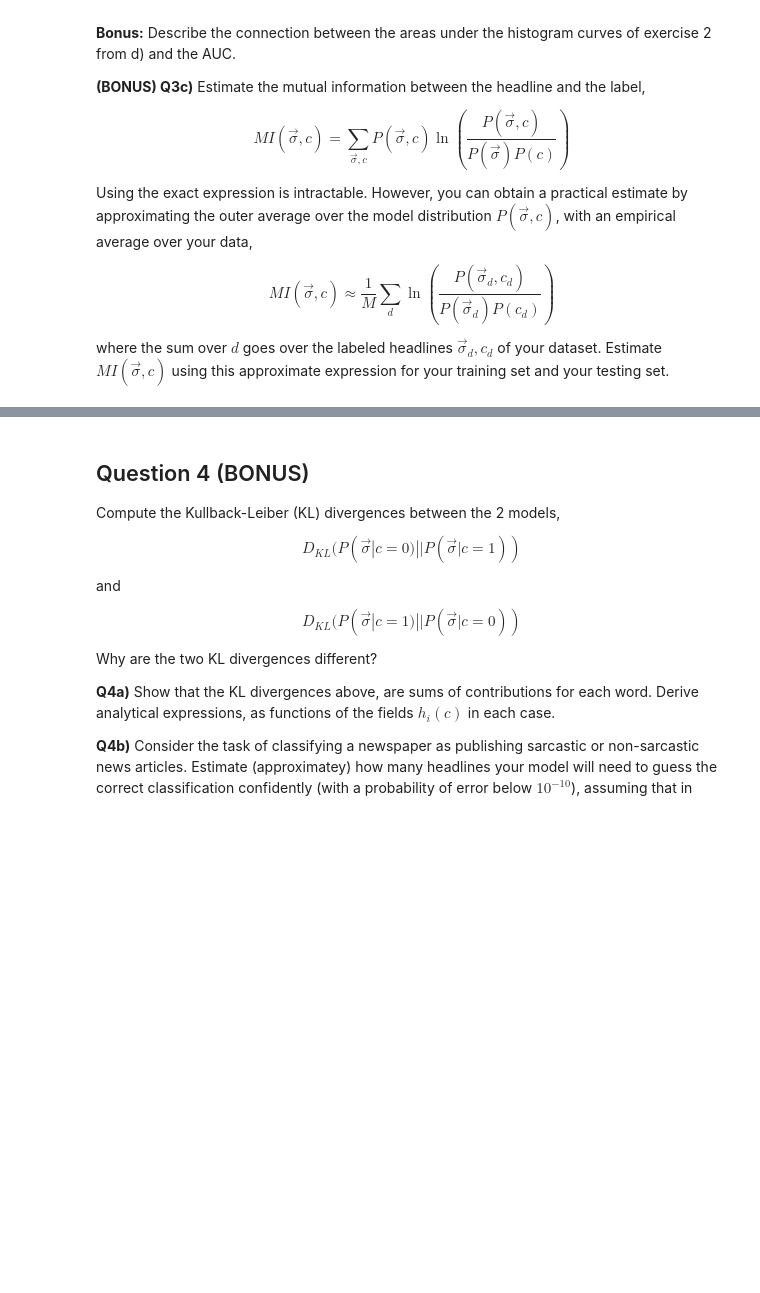
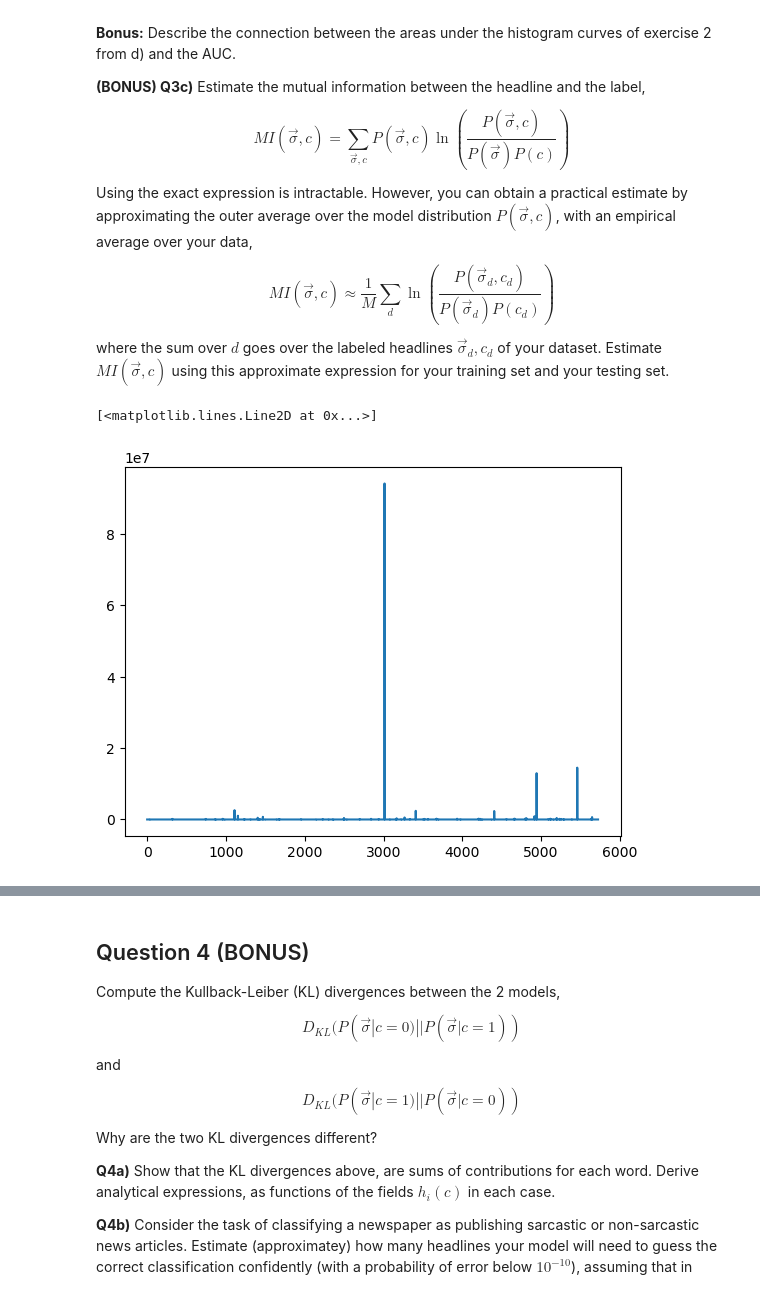
Before and after one commit to CEBangu/COGSCI316_Machine-Learning, a Jupyter notebook: Maximum Entropy Models/MaxEnt.ipynb, the cells around one changed output, grey strips where cells are left out. Drawn from its saved outputs; the diff is of its cells as text; code cells hidden in the pictures; blank space fills up the shorter version.

```diff
--- a/Maximum Entropy Models/MaxEnt.ipynb
+++ b/Maximum Entropy Models/MaxEnt.ipynb
@@ -319,3 +322,28 @@ Using the exact expression is intractable. However, you can obtain a practical e
 $$MI(\vec\sigma,c)\approx\frac{1}{M}\sum_d\ln\left(\frac{P(\vec\sigma_d,c_d)}{P(\vec\sigma_d)P(c_d)}\right)$$
 
 where the sum over $d$ goes over the labeled headlines $\vec\sigma_d,c_d$ of your dataset. Estimate $MI(\vec\sigma,c)$ using this approximate expression for your training set and your testing set.
+# %%
+def conditional_prob(data, fields):
+    z = np.prod(1 + np.exp(fields))
+
+    probs = []
+
+    for doc in data:
+        vec = to_vec(doc['headline'])
+        sums = np.exp(np.dot(fields, vec))
+        probs.append(sums/z)
+
+    return np.array(probs)
+
+
+prior_s = (len(sarcastic_train) / len(train_data))
+prior_ns = (len(non_sarcastic_train) / len(train_data))
+
+pcond_s = conditional_prob(tests_data, pf_sarcastic)
+pcond_ns = conditional_prob(tests_data, pf_nonsarcastic)
+
+y = ((pcond_s * prior_s) / (pcond_ns * prior_ns))
+plt.plot(y)
+# %% [output]
+[<matplotlib.lines.Line2D at 0x...>]
+[figure, added]
```
Also changed, not shown: parts of 5 cells of this notebook.
